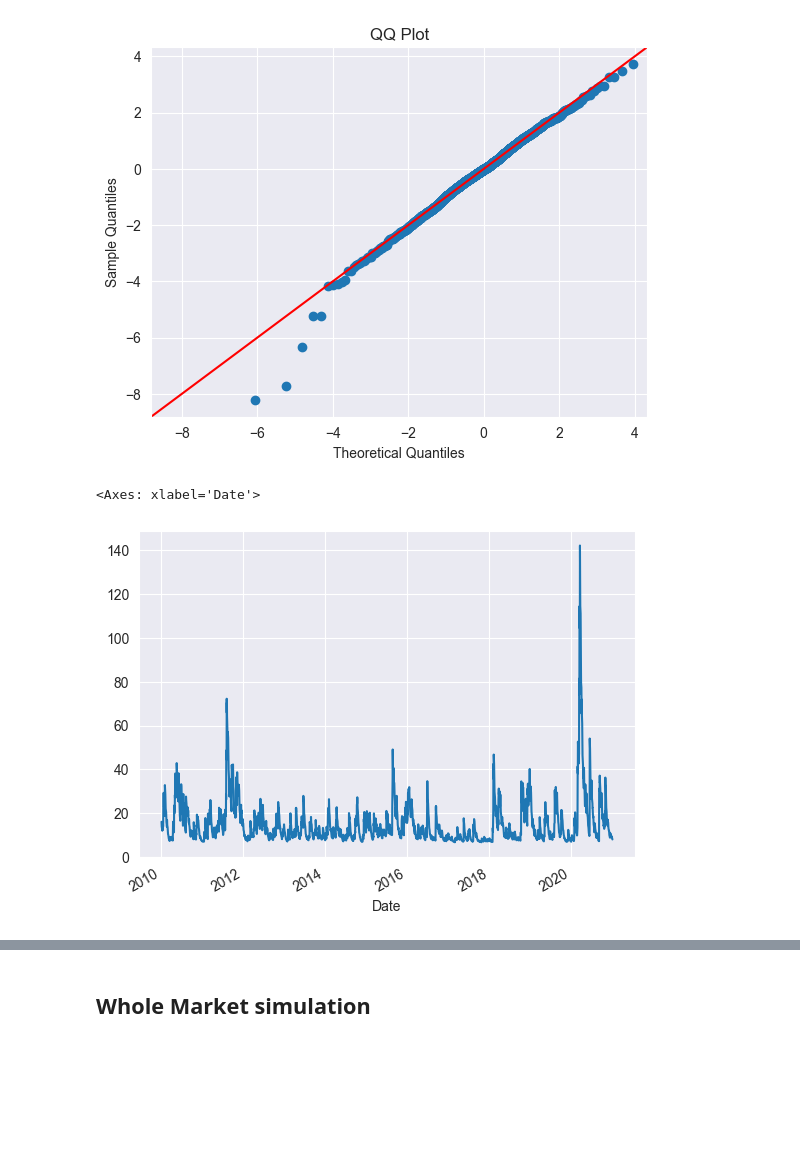
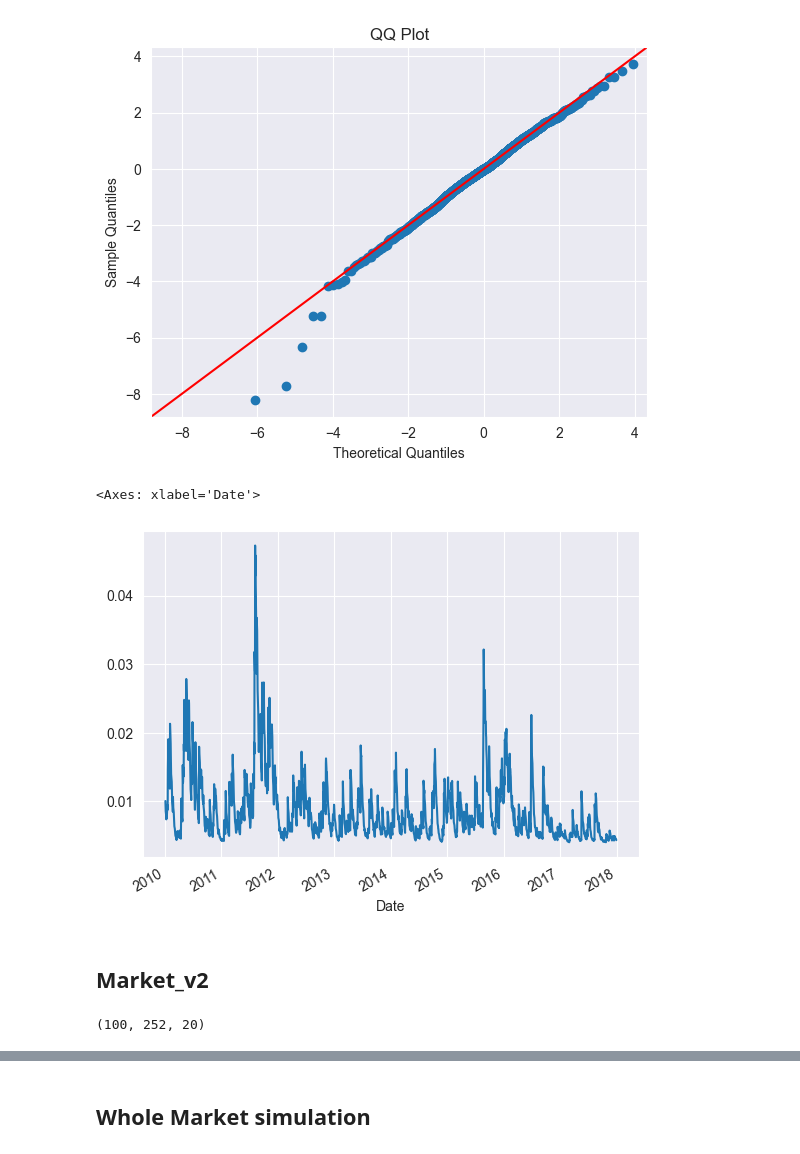
Before and after one commit to V4laky/PortfolioMPC, a Jupyter notebook: notebooks/MarketSim_tests.ipynb, the cells around one changed output, grey strips where cells are left out. Cells and saved outputs as stored; diff of their text form; code cells hidden in the pictures; blank space fills up the shorter version.

```diff
--- a/notebooks/MarketSim_tests.ipynb
+++ b/notebooks/MarketSim_tests.ipynb
@@ -23,7 +24,7 @@ from src.Market import Market
 # %%
 import yfinance as yf
 
-data = yf.download('^GSPC',start="2010-01-01", end='2021-01-01')
+data = yf.download('^GSPC',start="2010-01-01", end='2018-01-01')
 # %% [output]
 [*********************100%***********************]  1 of 1 completed
 # %%
@@ -34,21 +35,34 @@ r_m = np.log(p_t) - np.log(p_t.shift(1))
 r_m.dropna(inplace=True)
 # %%
 from itertools import product
-from arch import arch_model
+from arch import arch_model, univariate
 
 param_set = {
+    'mean': ['AR', 'ARCHInMean'],
     'p':[1,2],
     'o' : [0,1],
     'q':[0,1,2],
-    'dist': ['t', 'skewt'],
+    'dist': ['t', 'skewt', 'normal']
 }
+DISTS = {'normal': univariate.Normal, 't': univariate.StudentsT, 'skewt': univariate.SkewStudent}
 
 combinations = [dict(zip(param_set.keys(), combo)) for combo in product(*param_set.values())]
 
 bics = {}
 
 for c in combinations:
-    market_model = arch_model(100*r_m, mean='AR', lags=1, vol='GARCH', p=c['p'], q=c['q'], dist=c['dist']).fit(disp=False)
+    if c['mean'] == 'AR':
+        market_model = arch_model(100*r_m, mean='AR', lags=1, vol='GARCH',
+                                  p=c['p'], o=c['o'], q=c['q'], dist=c['dist']).fit(disp=False)
+
+    elif c['mean'] == 'ARCHInMean':
+        volatility = univariate.GARCH(p=c['p'], o=c['o'], q=c['q'])
+        distribution = DISTS[c['dist']]()
+
+        am = univariate.ARCHInMean(r_m * 100, lags=1, volatility=volatility, distribution=distribution)
+
+        market_model = am.fit(disp=False)
+
     bics[c.values()] = market_model.bic
 # %%
 pd.DataFrame(bics.items(), columns=['params', 'bic']).sort_values('bic')
@@ -73,5 +83,12 @@ pd.DataFrame(bics.items(), columns=['params', 'bic']).sort_values('bic')
 # %%
 market_model = arch_model(100*r_m, mean='AR', lags=1, vol='GARCH', p=1, o=1, q=1, dist='skewt').fit(disp=False)
+# %%
+volatility = univariate.GARCH(p=1, o=1, q=1)
+distribution = DISTS['skewt']()
+
+am = univariate.ARCHInMean(r_m * 100, lags=1, volatility=volatility, distribution=distribution)
+
+market_model = am.fit(disp=False)
 # %%
 market_model.summary()
 # %% [output]
@@ -115,7 +132,9 @@ plt.show()
 # %% [output]
 [figure]
 # %%
-(market_model.conditional_volatility * np.sqrt(252)).plot()
+(market_model.conditional_volatility / 100).plot()
 # %% [output]
 <Axes: xlabel='Date'>
-[figure, old version]
+[figure, new version]
+# %% [markdown]
+## Market_v2
@@ -121,0 +156,5 @@ plt.show()
+# %%
+sims = np.array(sims)
+sims.shape
+# %% [output]
+(100, 252, 20)
```
Also changed, not shown: parts of 42 cells of this notebook, 4 other files.
